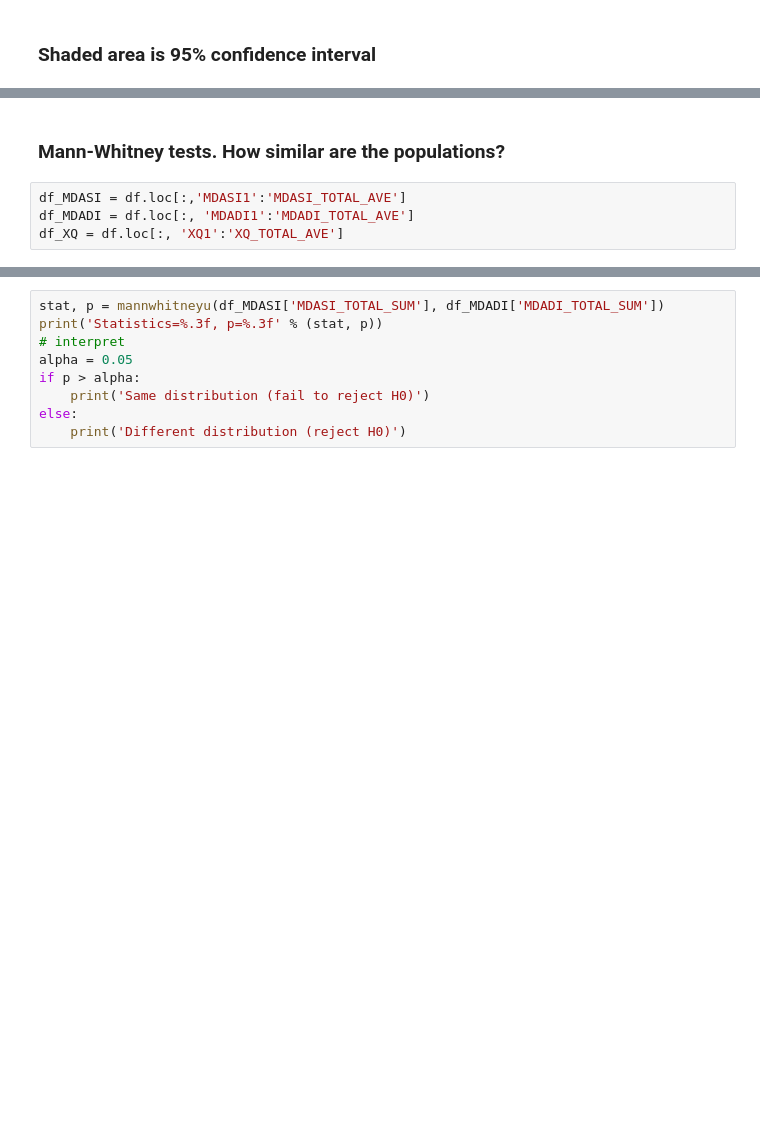
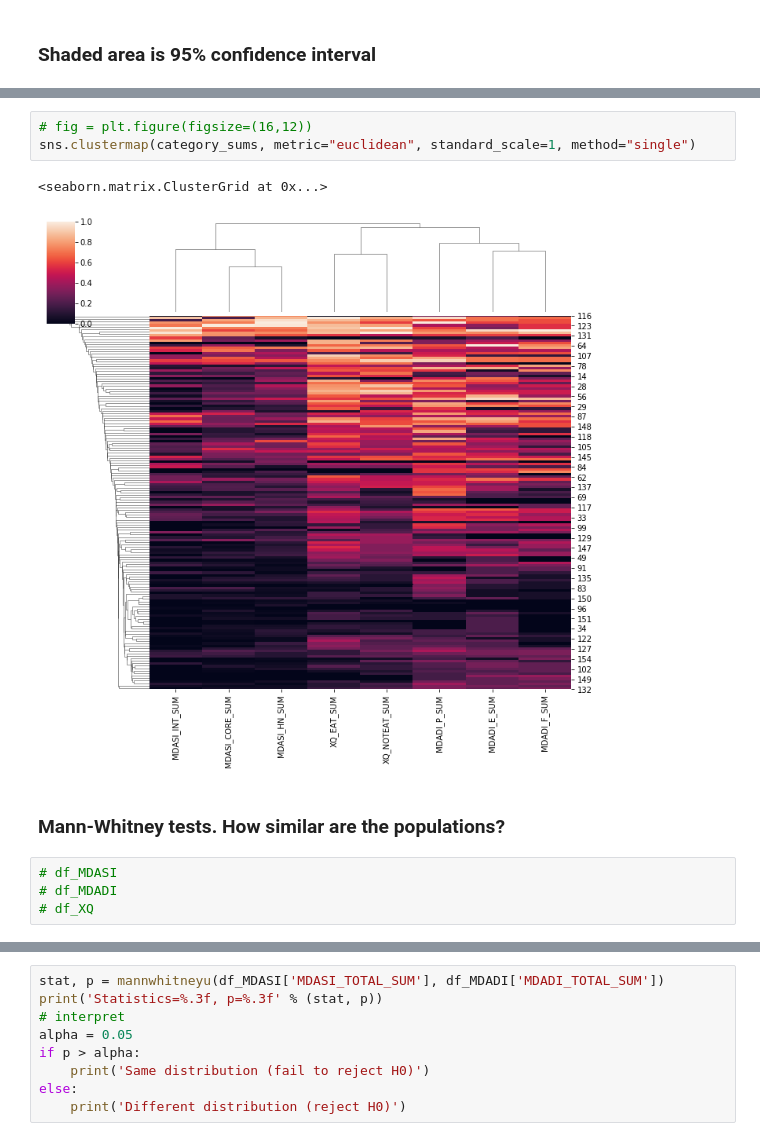
Before and after one commit to Admodan/Research, a Jupyter notebook: Python Scripts/QoL Survey Study.ipynb, the cells around one changed output, grey strips where cells are left out. Saved outputs shown, nothing was run; the diff lists cells and outputs as text; blank space fills up the shorter version.

```diff
--- a/Python Scripts/QoL Survey Study.ipynb
+++ b/Python Scripts/QoL Survey Study.ipynb
@@ -297,9 +308,15 @@ sns.clustermap(MDASI, metric="euclidean", standard_scale=1, method="single")
+# %%
+# fig = plt.figure(figsize=(16,12))
+sns.clustermap(category_sums, metric="euclidean", standard_scale=1, method="single")
+# %% [output]
+<seaborn.matrix.ClusterGrid at 0x...>
+[figure, added]
 # %% [markdown]
 ### Mann-Whitney tests. How similar are the populations?
-# %%
-df_MDASI = df.loc[:,'MDASI1':'MDASI_TOTAL_AVE']
-df_MDADI = df.loc[:, 'MDADI1':'MDADI_TOTAL_AVE']
-df_XQ = df.loc[:, 'XQ1':'XQ_TOTAL_AVE']
+# %%
+# df_MDASI
+# df_MDADI
+# df_XQ
 # %%
 df_MDASI.columns
 # %% [output]
```
Also changed, not shown: parts of 9 cells of this notebook.
